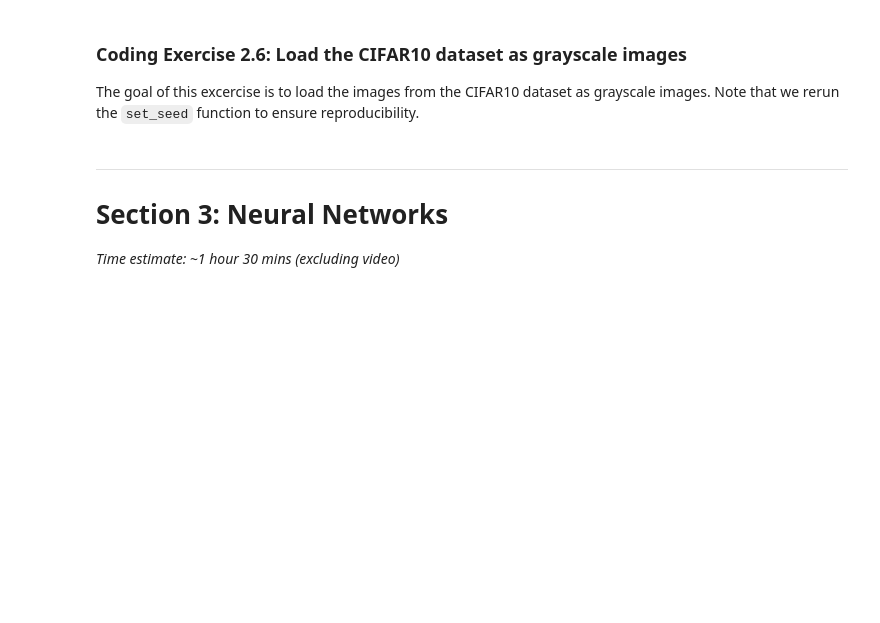
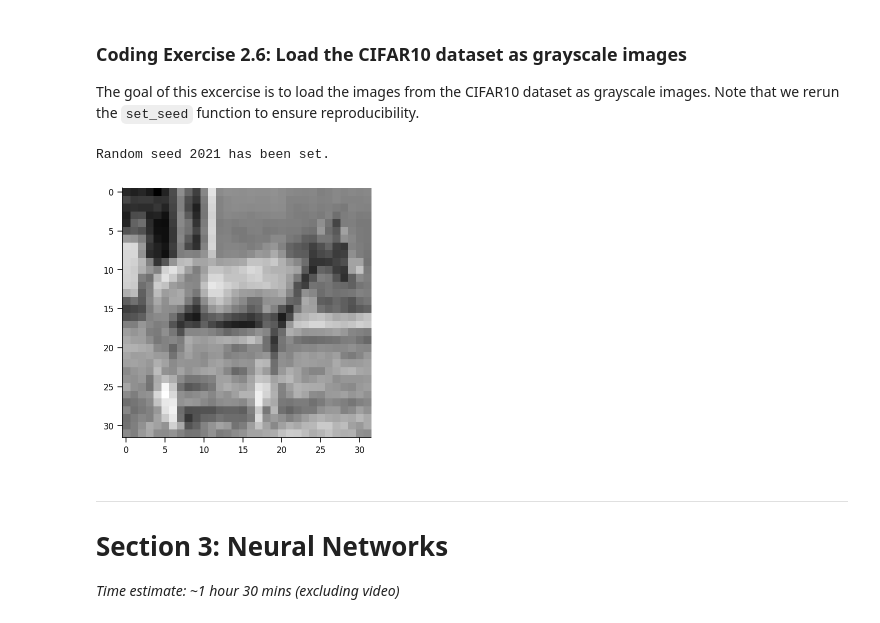
Before and after one commit to HyunsuLee/NMA-DL-course-content-dl, a Jupyter notebook: tutorials/W1D1_BasicsAndPytorch/W1D1_Tutorial1.ipynb, the cells around one changed output. Drawn from its saved outputs; the diff is of its cells as text; code cells hidden in the pictures; blank space fills up the shorter version.

```diff
--- a/tutorials/W1D1_BasicsAndPytorch/W1D1_Tutorial1.ipynb
+++ b/tutorials/W1D1_BasicsAndPytorch/W1D1_Tutorial1.ipynb
@@ -1764,30 +1764,34 @@ The goal of this excercise is to load the images from the CIFAR10 dataset as gra
 # %%
 def my_data_load():
   """
   Function to load CIFAR10 data as grayscale images
 
   Args:
     None
 
   Returns:
     data: DataFrame
       CIFAR10 loaded Dataframe of shape (3309, 14)
   """
   ###############################################
   ## TODO for students: load the CIFAR10 data,
   ## but as grayscale images and not as RGB colored.
   ###############################################
   ## TODO Load the CIFAR10 data using a transform that converts the images to grayscale tensors
-  data = datasets.CIFAR10(...,
-                          transform=...)
+  data = datasets.CIFAR10(root="/media/hyunsu/data2/01.DataAnalysis/data_ML/cifar10/",
+                          transform=Compose([ToTensor(), Grayscale()]))
+
   # Display a random grayscale image
   image, label = data[random.randint(0, len(data))]
   plt.imshow(image.squeeze(), cmap="gray")
   plt.show()
 
   return data
 
 
 set_seed(seed=2021)
 ## After implementing the above code, uncomment the following lines to test your code
-# data = my_data_load()
+data = my_data_load()
+# %% [output]
+Random seed 2021 has been set.
+[figure, added]
```
Also changed, not shown: parts of 11 cells of this notebook, 2 other files.
